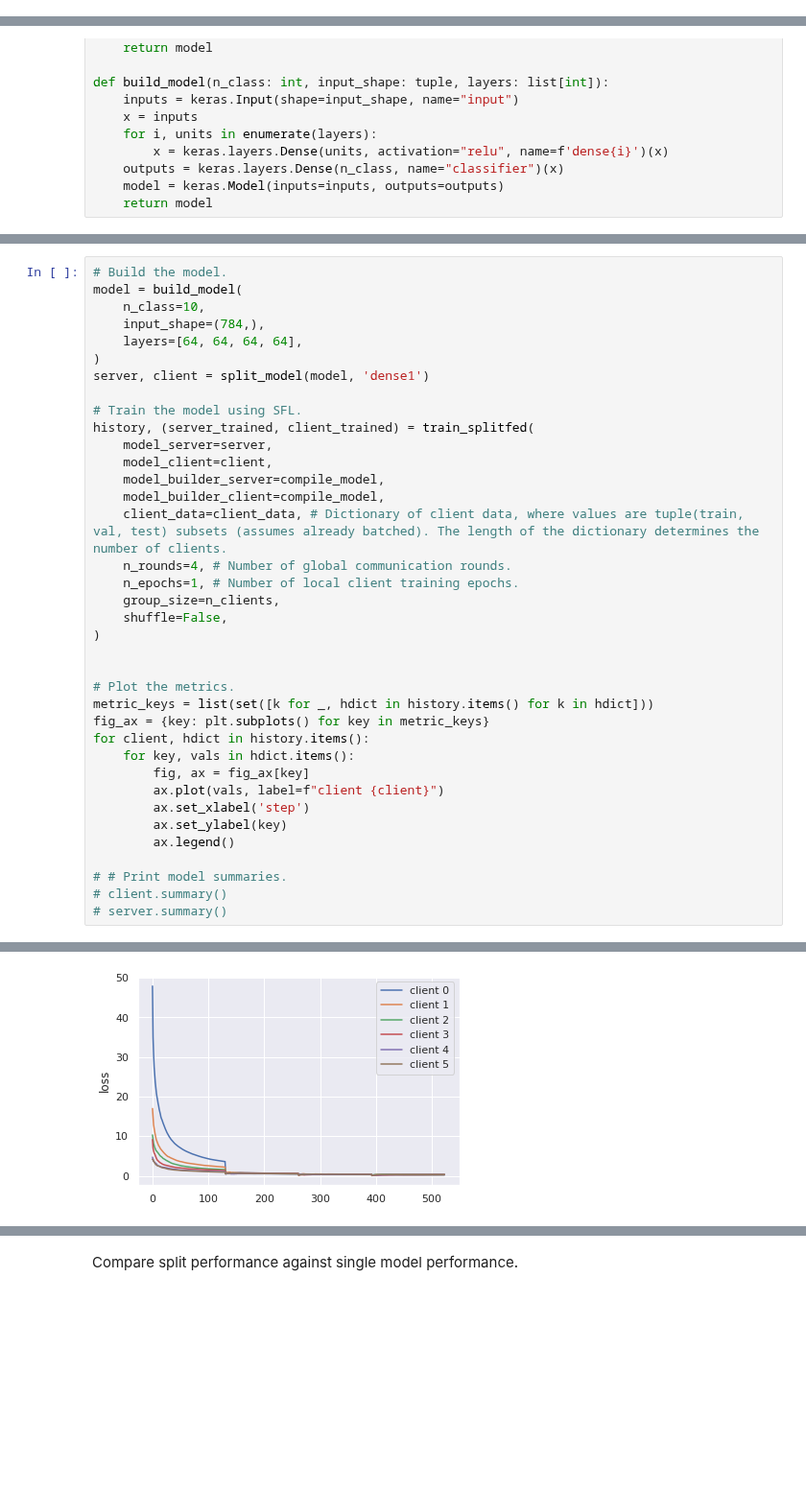
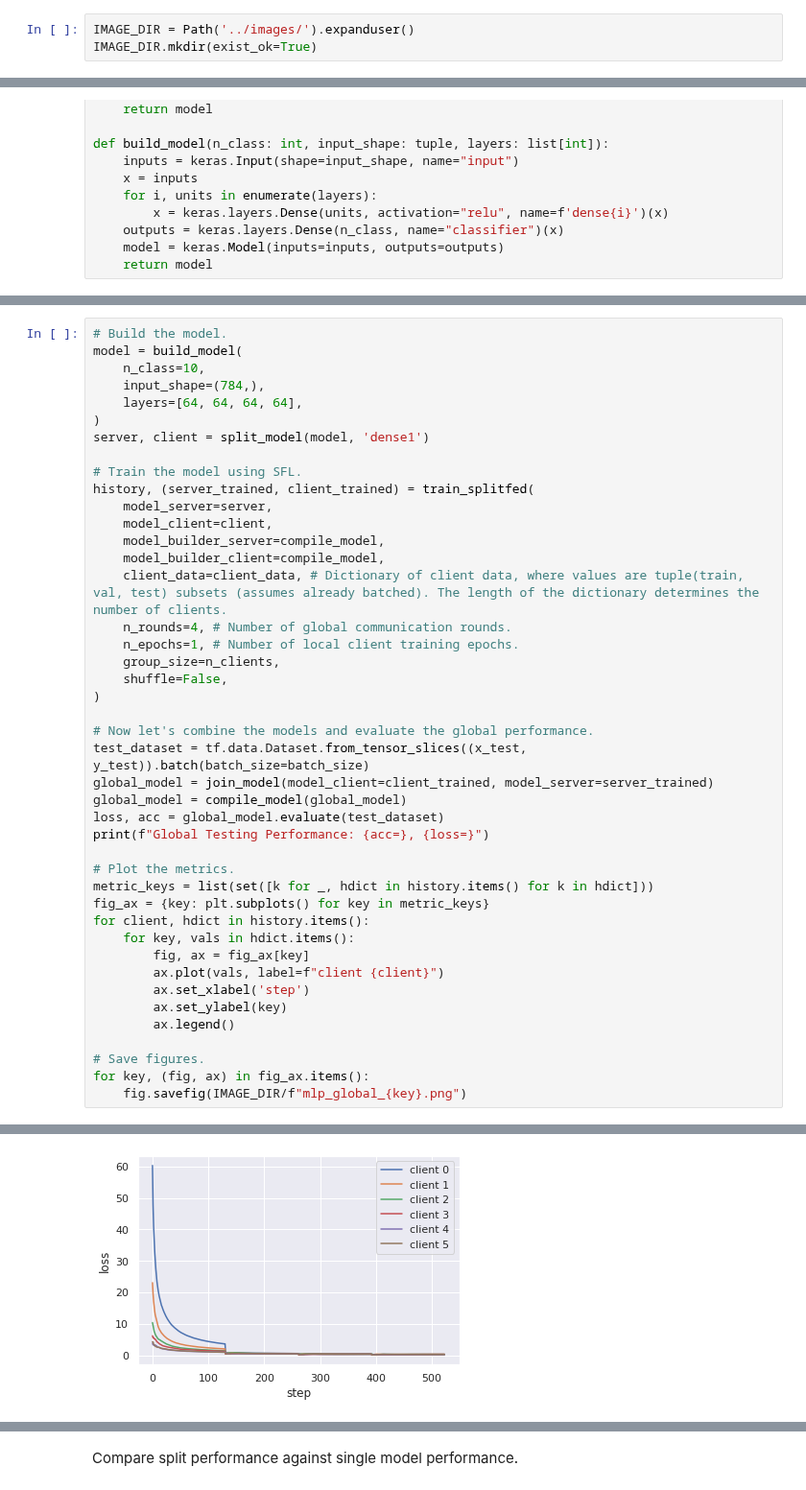
Before and after one commit to zanderman/split-fed-optim, a Jupyter notebook: splitfed.ipynb, the cells around one changed output, grey strips where cells are left out. Shown at 96% size. Drawn from its saved outputs; the diff is of its cells as text; blank space fills up the shorter version.

Commit message:
New model training and evaluation - Client/server MLP is joined to evaluate global performance - Images are saved to disc

```diff
--- a/splitfed.ipynb
+++ b/splitfed.ipynb
@@ -30,6 +30,9 @@ sns.set() # Use seaborn themes.
 ## Environment Setup
 
 This section contains code that is modifies output path locations, random seed, and logging.
+# %%
+IMAGE_DIR = Path('../images/').expanduser()
+IMAGE_DIR.mkdir(exist_ok=True)
 # %%
 # Set random seeds.
 SEED = 0
@@ -1164,6 +1167,12 @@ history, (server_trained, client_trained) = train_splitfed(
     shuffle=False,
 )
 
+# Now let's combine the models and evaluate the global performance.
+test_dataset = tf.data.Dataset.from_tensor_slices((x_test, y_test)).batch(batch_size=batch_size)
+global_model = join_model(model_client=client_trained, model_server=server_trained)
+global_model = compile_model(global_model)
+loss, acc = global_model.evaluate(test_dataset)
+print(f"Global Testing Performance: {acc=}, {loss=}")
 
 # Plot the metrics.
 metric_keys = list(set([k for _, hdict in history.items() for k in hdict]))
@@ -1176,7 +1185,7 @@ for client, hdict in history.items():
         ax.set_ylabel(key)
         ax.legend()
 
-# # Print model summaries.
-# client.summary()
-# server.summary()
+# Save figures.
+for key, (fig, ax) in fig_ax.items():
+    fig.savefig(IMAGE_DIR/f"mlp_global_{key}.png")
 # %% [output]
@@ -1183 +1194 @@ for client, hdict in history.items():
-[figure, old version]
+[figure, new version]
```
Also changed, not shown: parts of 3 cells of this notebook.
